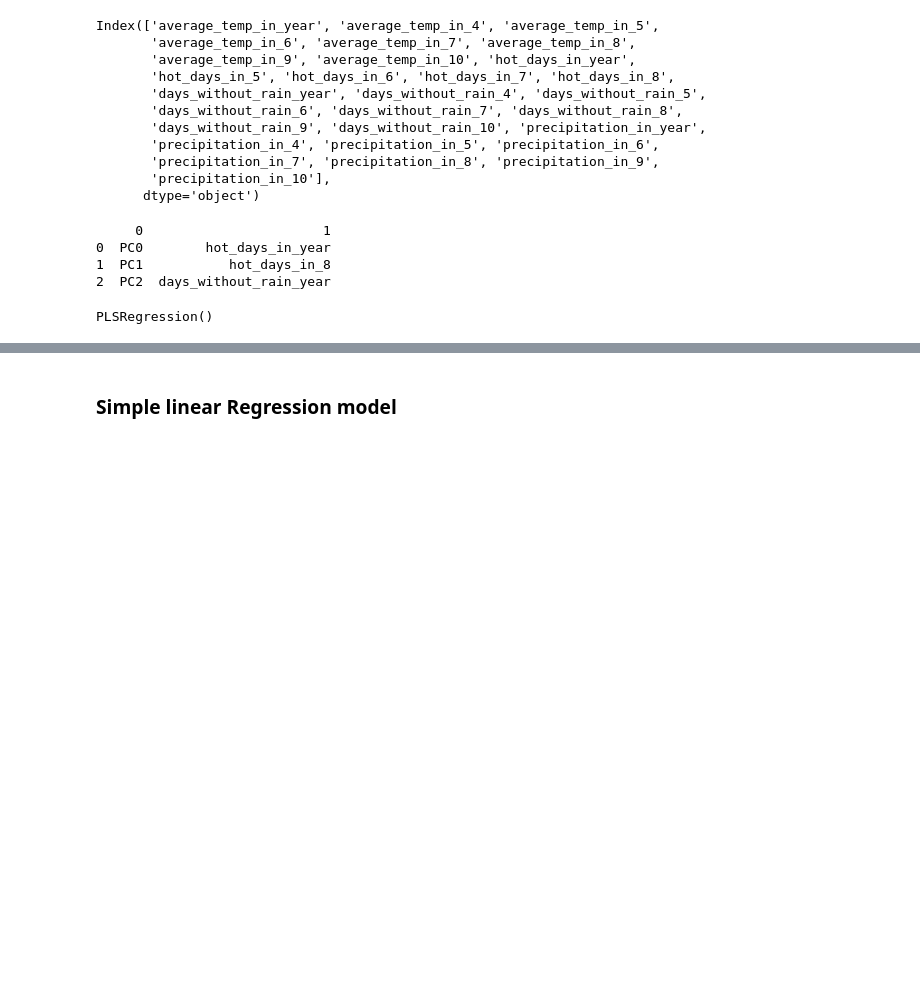
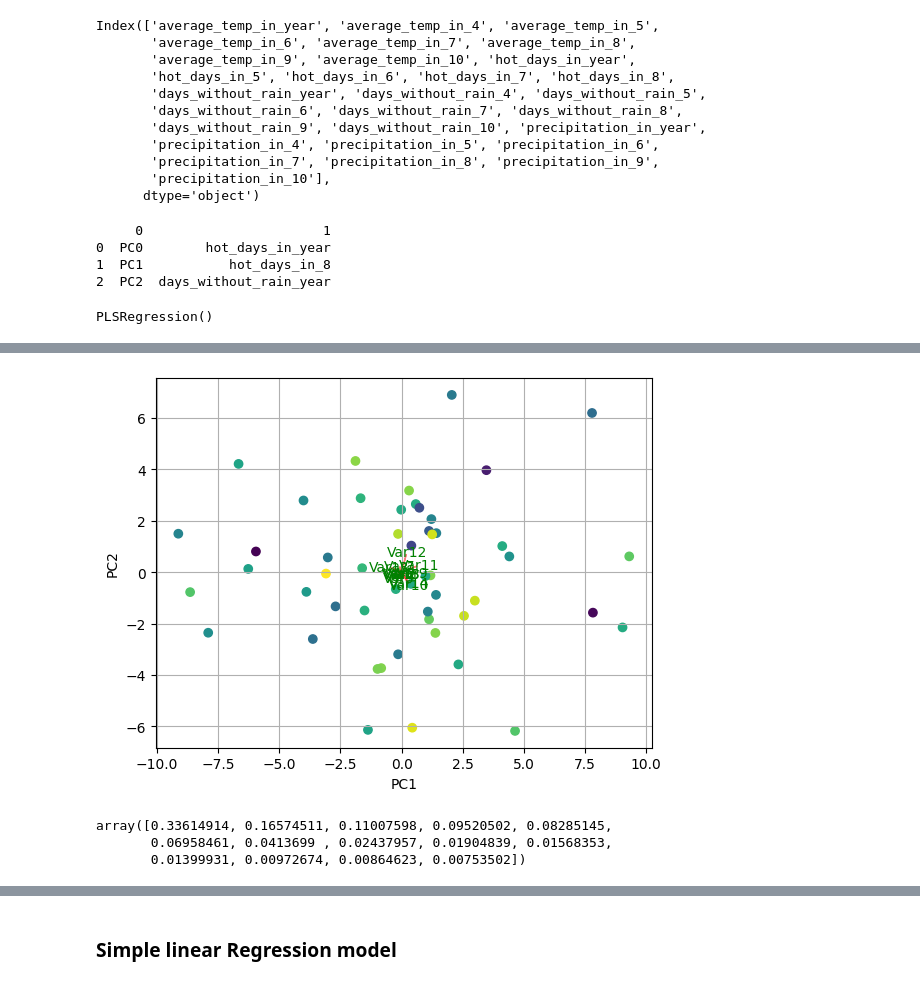
Before and after one commit to Laura-Pldk/Canola_Yield_Prediction, a Jupyter notebook: notebooks/Canola_presentation.ipynb, the cells around one changed output, grey strips where cells are left out. Drawn from its saved outputs; the diff is of its cells as text; code cells hidden in the pictures; blank space fills up the shorter version.

```diff
--- a/notebooks/Canola_presentation.ipynb
+++ b/notebooks/Canola_presentation.ipynb
@@ -980,0 +1071,50 @@ PLSRegression()
+# %%
+# PCA to tackle multicollinearity
+
+from sklearn.decomposition import PCA
+from sklearn.preprocessing import StandardScaler
+
+scaler = StandardScaler()
+X = feature_df.iloc[:, 1:]
+y = feature_df.iloc[:, 0]
+
+scaler.fit(X)
+
+pca = PCA()
+pca.fit(X, y)
+X_pca_new = pca.transform(X)
+
+def myplot(score,coeff,labels=None):
+    xs = score[:,0]
+    ys = score[:,1]
+    n = coeff.shape[0]
+
+    plt.scatter(xs ,ys, c = y) #without scaling
+    for i in range(n):
+        plt.arrow(0, 0, coeff[i,0], coeff[i,1],color = 'r',alpha = 0.5)
+        if labels is None:
+            plt.text(coeff[i,0]* 1.15, coeff[i,1] * 1.15, "Var"+str(i+1), color = 'g', ha = 'center', va = 'center')
+        else:
+            plt.text(coeff[i,0]* 1.15, coeff[i,1] * 1.15, labels[i], color = 'g', ha = 'center', va = 'center')
+
+plt.xlabel("PC{}".format(1))
+plt.ylabel("PC{}".format(2))
+plt.grid()
+
+myplot(X_pca_new[:,0:2], pca.components_)
+plt.show()
+
+# pca_model = sm.OLS(y, X_pca)
+# pca_results = pca_model.fit()
+
+# print(pca_results.summary())
+
+
+
+explained_variance=pca.explained_variance_ratio_
+explained_variance
+# %% [output]
+[figure, added]
+array([0.33614914, 0.16574511, 0.11007598, 0.09520502, 0.08285145,
+       0.06958461, 0.0413699 , 0.02437957, 0.01904839, 0.01568353,
+       0.01399931, 0.00972674, 0.00864623, 0.00753502])
```
Also changed, not shown: parts of 30 cells of this notebook.
